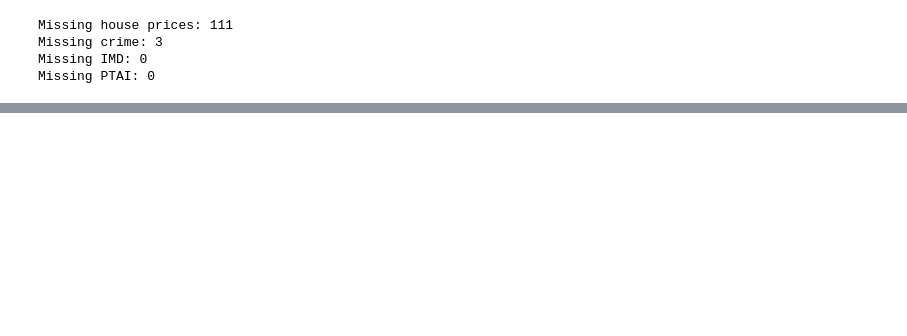
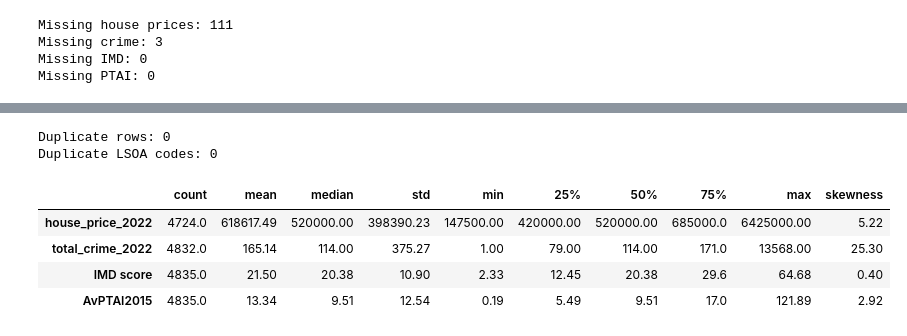
Before and after one commit to RaquelCG1/London-House-Prices-Crime-IMD-transport, a Jupyter notebook: main.ipynb, the cells around one changed output, grey strips where cells are left out. Cells and saved outputs as stored; diff of their text form; code cells hidden in the pictures; blank space fills up the shorter version.

```diff
--- a/main.ipynb
+++ b/main.ipynb
@@ -260,0 +312,27 @@ Missing PTAI: 0
+# %%
+print(f"Duplicate rows: {final_df.duplicated().sum()}")
+print(f"Duplicate LSOA codes: {final_df['LSOA code'].duplicated().sum()}")
+# %% [output]
+Duplicate rows: 0
+Duplicate LSOA codes: 0
+# %%
+numeric_cols = [
+    "house_price_2022",
+    "total_crime_2022",
+    "IMD score",
+    "AvPTAI2015"
+]
+
+summary = final_df[numeric_cols].describe().T
+summary["median"] = final_df[numeric_cols].median()
+summary["skewness"] = final_df[numeric_cols].skew()
+
+summary = summary[["count", "mean", "median", "std", "min", "25%", "50%", "75%", "max", "skewness"]]
+
+summary.round(2)
+# %% [output]
+|  | count | mean | median | std | min | 25% | 50% | 75% | max | skewness |
+| house_price_2022 | 4724.0 | 618617.49 | 520000.00 | 398390.23 | 147500.00 | 420000.00 | 520000.00 | 685000.0 | 6425000.00 | 5.22 |
+| total_crime_2022 | 4832.0 | 165.14 | 114.00 | 375.27 | 1.00 | 79.00 | 114.00 | 171.0 | 13568.00 | 25.30 |
+| IMD score | 4835.0 | 21.50 | 20.38 | 10.90 | 2.33 | 12.45 | 20.38 | 29.6 | 64.68 | 0.40 |
+| AvPTAI2015 | 4835.0 | 13.34 | 9.51 | 12.54 | 0.19 | 5.49 | 9.51 | 17.0 | 121.89 | 2.92 |
```
Also changed, not shown: parts of 12 cells of this notebook, 2 other files.
